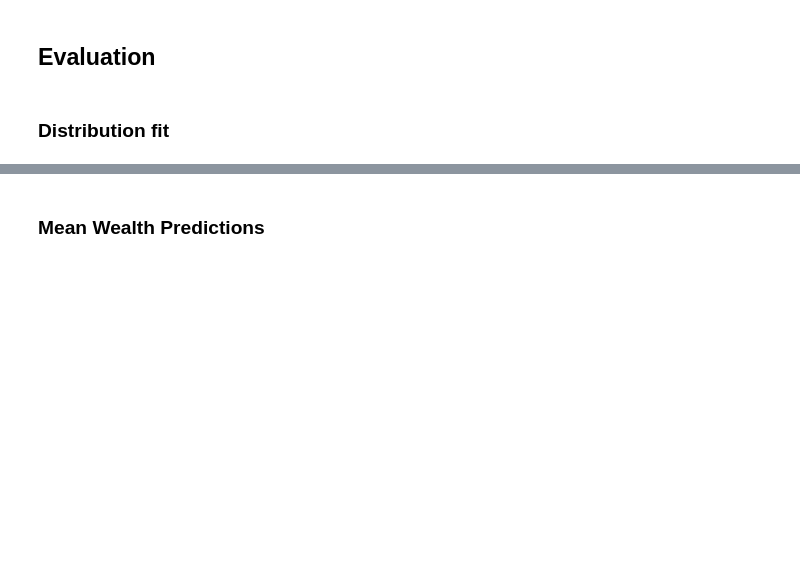
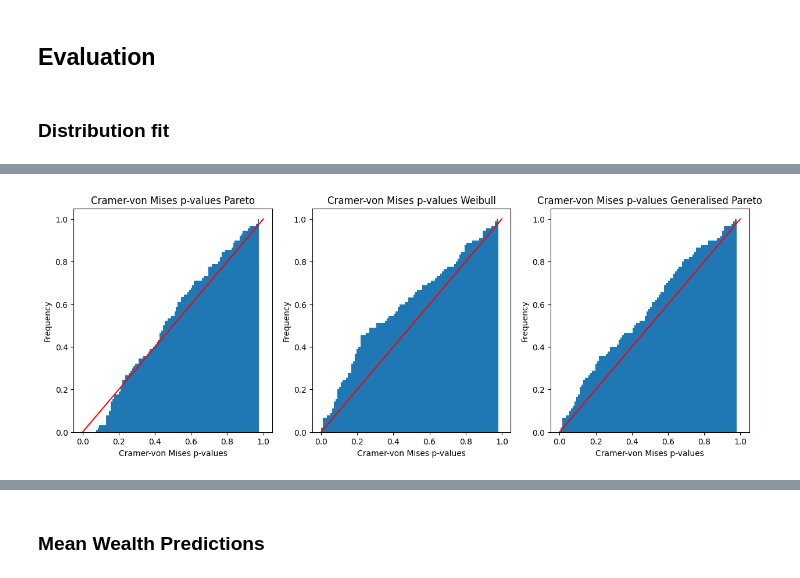
Before and after one commit to plhocker/top_wealth_thesis, a Jupyter notebook: Notebooks/models/frequentist_models.ipynb, the cells around one changed output, grey strips where cells are left out. Drawn from its saved outputs; the diff is of its cells as text; code cells hidden in the pictures; blank space fills up the shorter version.

```diff
--- a/Notebooks/models/frequentist_models.ipynb
+++ b/Notebooks/models/frequentist_models.ipynb
@@ -427,0 +497,25 @@ p_value_counts_df
+# %%
+# Plot the cumulative distribution of the p-values for the Cramer-von Mises test
+fig, ax = plt.subplots(1, 3, figsize=(15, 5))
+n_bins = 100
+ax[0].hist(cm_pareto_pvals, bins=n_bins, cumulative=True, density=True)
+x = np.linspace(0, 1, 100)
+ax[0].plot(x, x, color='red')
+ax[0].set_xlabel('Cramer-von Mises p-values')
+ax[0].set_ylabel('Frequency')
+ax[0].set_title('Cramer-von Mises p-values Pareto')
+ax[1].hist(cm_weibull_pvals, bins=n_bins, cumulative=True, density=True)
+x = np.linspace(0, 1, 100)
+ax[1].plot(x, x, color='red')
+ax[1].set_xlabel('Cramer-von Mises p-values')
+ax[1].set_ylabel('Frequency')
+ax[1].set_title('Cramer-von Mises p-values Weibull')
+ax[2].hist(cm_generalised_pareto_pvals, bins=n_bins, cumulative=True, density=True)
+x = np.linspace(0, 1, 100)
+ax[2].plot(x, x, color='red')
+ax[2].set_xlabel('Cramer-von Mises p-values')
+ax[2].set_ylabel('Frequency')
+ax[2].set_title('Cramer-von Mises p-values Generalised Pareto')
+plt.show()
+# %% [output]
+[figure, added]
```
Also changed, not shown: parts of 21 cells of this notebook, 10 other files.
